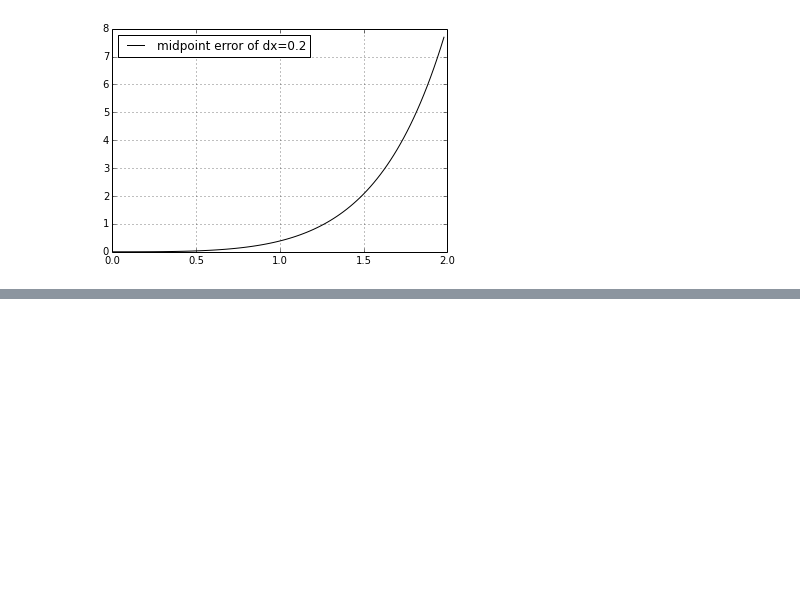
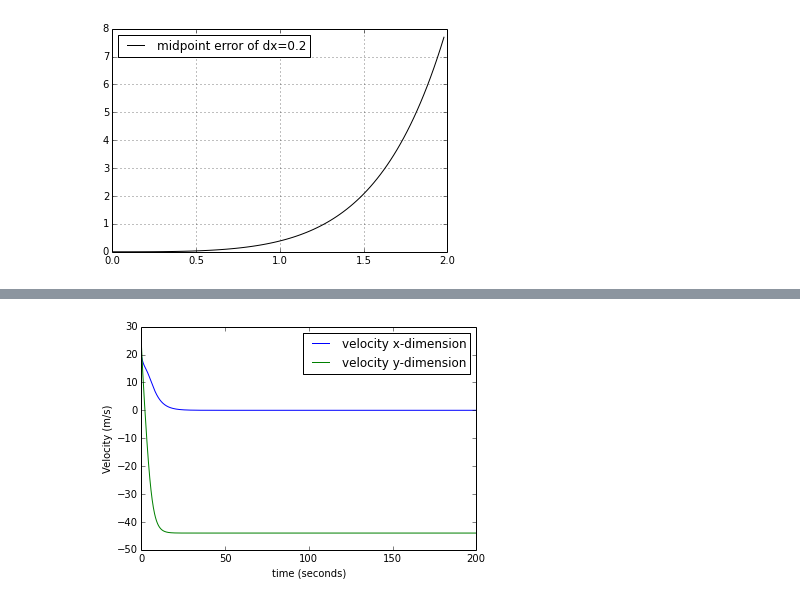
Before and after one commit to nwilli14/PHYS202-S14, a Jupyter notebook: SciPy/ODEExercises.ipynb, the cells around one changed output, grey strips where cells are left out. Cells and saved outputs as stored; diff of their text form; code cells hidden in the pictures; blank space fills up the shorter version.

```diff
--- a/SciPy/ODEExercises.ipynb
+++ b/SciPy/ODEExercises.ipynb
@@ -371,0 +378,33 @@ plt.show()
+# %%
+def derivative(y,t):
+    vter = 44 #m/s
+    g = 9.81 #m/s^2
+    vx = y[0]
+    vy = y[2]
+    m = 1 #kg
+
+    y1 = y[3]
+    x1 = y[1]
+    dvxdt = -g/m * vx/vter**2 * sqrt(vx**2+vy**2)
+    dvydt = -g/m * (1 + vy/vter**2 * sqrt(vx**2+vy**2))
+    #print np.array([dvxdt, dvydt])
+    return np.array([dvxdt, vx, dvydt, vy])
+# %%
+vx0 = 30*np.cos(50./180.*np.pi)
+vy0 = 30*np.sin(50./180.*np.pi)
+x0 = 0
+y0 = 0
+t = np.arange(0., 200.+0.1,0.1)
+
+result = odeint(derivative, np.array([vx0,x0, vy0, y0]),t)
+vx = result[:,0]
+vy = result[:,2]
+
+plt.plot(t,vx,label="velocity x-dimension")
+plt.plot(t,vy,label="velocity y-dimension")
+plt.xlabel("time (seconds)")
+plt.ylabel("Velocity (m/s)")
+plt.legend()
+plt.show()
+# %% [output]
+[figure, added]
```
Also changed, not shown: parts of 7 cells of this notebook, 2 other files.
